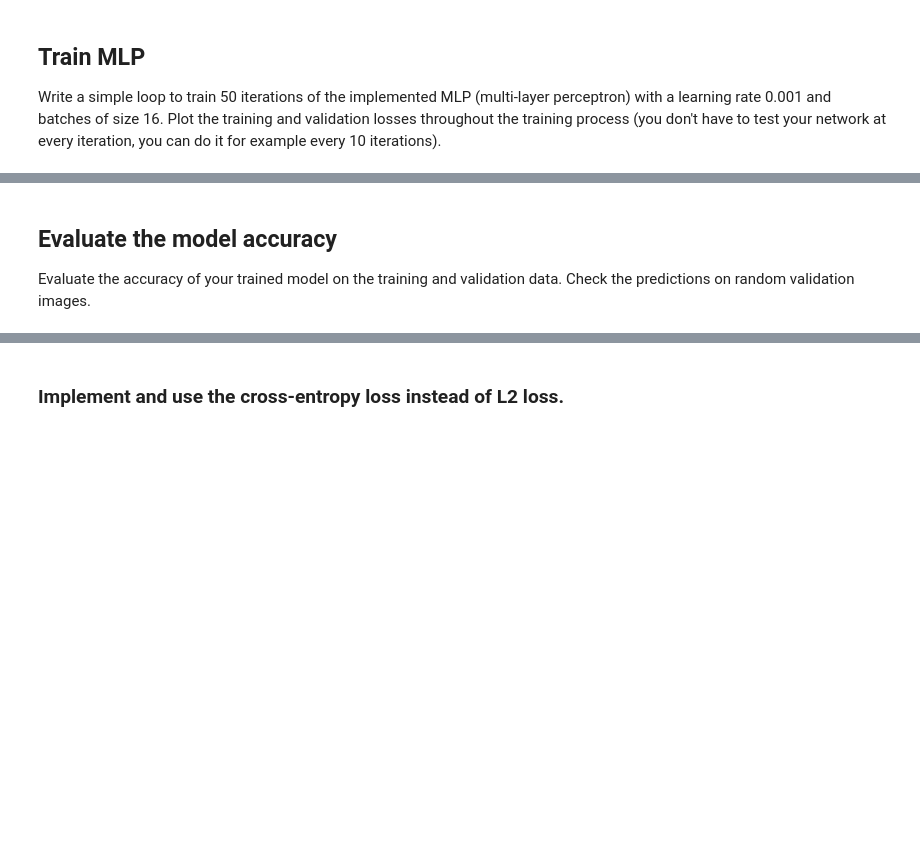
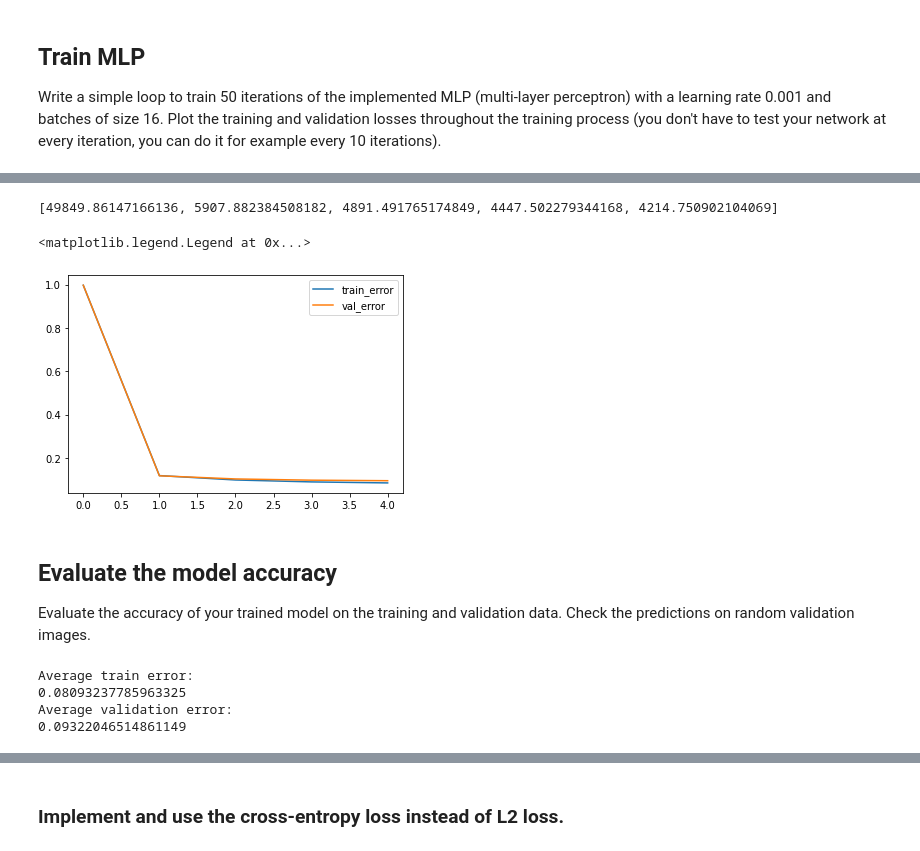
Before and after one commit to yeb2Binfang/DS_GY_3001_CV, a Jupyter notebook: HW/HW4/homework4.ipynb, the cells around one changed output, grey strips where cells are left out. Drawn from its saved outputs; the diff is of its cells as text; code cells hidden in the pictures; blank space fills up the shorter version.

```diff
--- a/HW/HW4/homework4.ipynb
+++ b/HW/HW4/homework4.ipynb
@@ -174,3 +177,61 @@ batch_size = 16
+# %%
+Net = MLP()
+Error = LeastSquareCriterion()
+
+n_iter = 50
+lr = 0.001
+batch_size = 16
+
+train_errors = []
+val_errors = []
+for epoch in range(n_iter):
+  #print(str(epoch) + " epoch")
+  if (epoch%10 == 0):
+    #write your code here
+    val_forward = Net.forward(x_valid)
+    val_loss = Error.forward(val_forward, y_valid)
+    val_errors.append(val_loss)
+
+    train_forward = Net.forward(x_train)
+    train_loss = Error.forward(train_forward, y_train)
+    train_errors.append(train_loss)
+
+  for i in tqdm(range(0,len(x_train),batch_size)):
+    #write your code here
+    if i==0:
+      continue
+    index = np.arange(i-batch_size,i)
+    x_forward = Net.forward(x_train[index])
+    grad_loss = Error.backward(x_forward, y_train[index])
+    Net.backward(x_train[index], grad_loss)
+    Net.gradientStep(lr)
+# %%
+print(train_errors)
+# %% [output]
+[49849.86147166136, 5907.882384508182, 4891.491765174849, 4447.502279344168, 4214.750902104069]
+# %%
+train_loss = np.array(train_errors)/len(x_train)
+val_loss = np.array(val_errors)/len(x_valid)
+plt.plot(train_loss)
+plt.plot(val_loss)
+plt.legend(["train_error","val_error"])
+# %% [output]
+<matplotlib.legend.Legend at 0x...>
+[figure, added]
 # %% [markdown]
 ## Evaluate the model accuracy
 Evaluate the accuracy of your trained model on the training and validation data. Check the predictions on random validation images.
+# %%
+val_predictions = Net.forward(x_valid)
+train_predictions = Net.forward(x_train)
+
+print("Average train error:")
+print(Error.forward(train_predictions,y_train)/len(x_train))
+
+print("Average validation error:")
+print(Error.forward(val_predictions,y_valid)/len(x_valid))
+# %% [output]
+Average train error:
+0.08093237785963325
+Average validation error:
+0.09322046514861149
```
Also changed, not shown: parts of 11 cells of this notebook.
